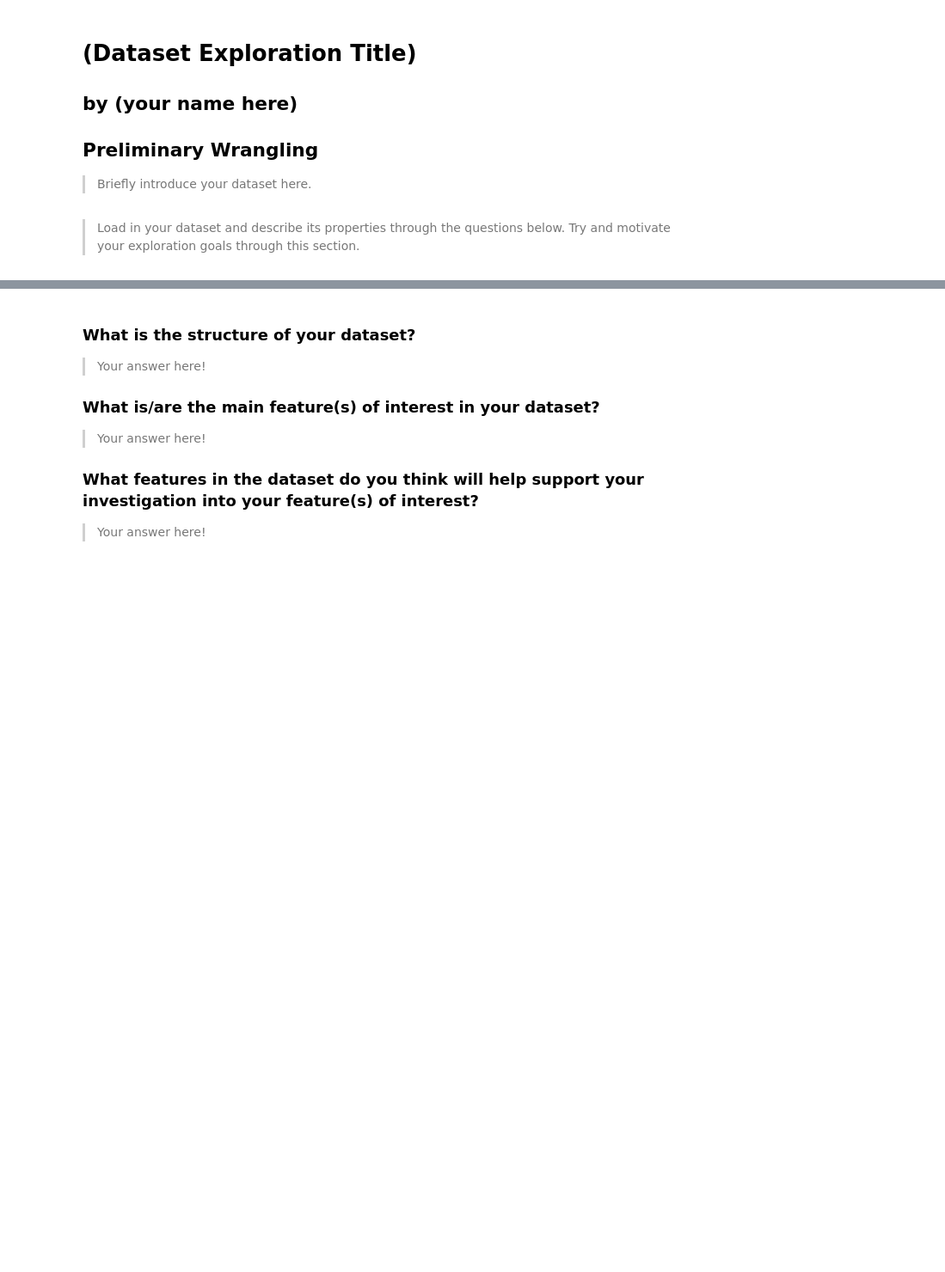
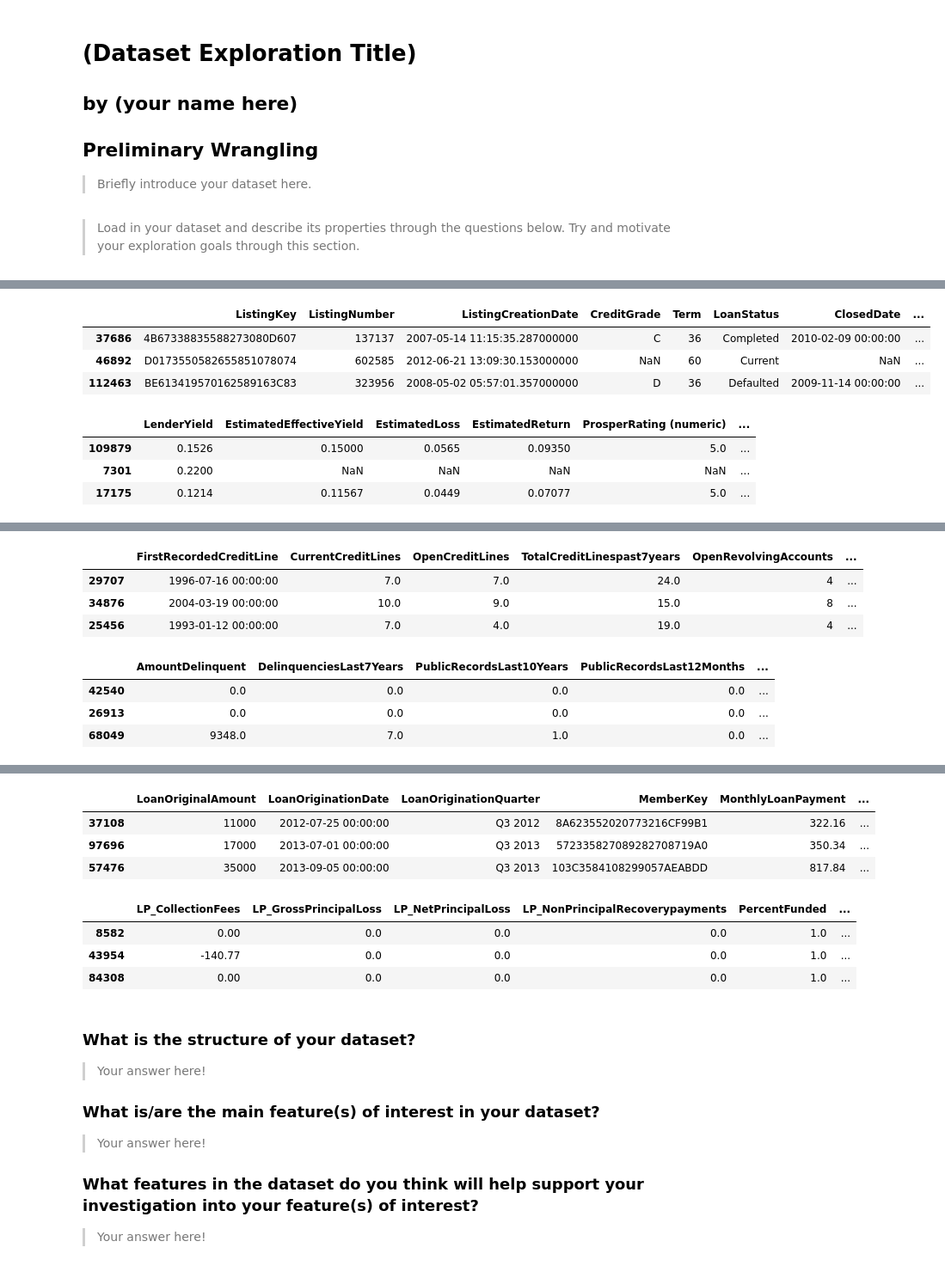
Before and after one commit to RosvitaR/Visualisation-Practice, a Jupyter notebook: exploration_template.ipynb, the cells around one changed output, grey strips where cells are left out. Shown at 86% size. Cells and saved outputs as stored; diff of their text form; code cells hidden in the pictures; blank space fills up the shorter version.

```diff
--- a/exploration_template.ipynb
+++ b/exploration_template.ipynb
@@ -18,0 +72,29 @@ Try and motivate your exploration goals through this section.
+# %%
+# Visually check data in columns
+col_9 = loans.loc[: , 'ListingKey':'BorrowerRate']
+col_18 = loans.loc[: , 'LenderYield':'BorrowerState']
+col_27 = loans.loc[: , 'Occupation':'CreditScoreRangeUpper']
+col_36 = loans.loc[: , 'FirstRecordedCreditLine':'CurrentDelinquencies']
+col_45 = loans.loc[: , 'AmountDelinquent':'TradesNeverDelinquent (percentage)']
+col_54 = loans.loc[: , 'TradesOpenedLast6Months':'OnTimeProsperPayments']
+col_63 = loans.loc[: , 'ProsperPaymentsLessThanOneMonthLate':'LoanNumber']
+col_72 = loans.loc[: , 'LoanOriginalAmount':'LP_ServiceFees']
+col_81 = loans.loc[: , 'LP_CollectionFees':'Investors']
+display(col_9.sample(3))
+display(col_18.sample(3))
+display(col_27.sample(3))
+display(col_36.sample(3))
+display(col_45.sample(3))
+display(col_54.sample(3))
+display(col_63.sample(3))
+display(col_72.sample(3))
+display(col_81.sample(3))
+# %% [output]
+|  | ListingKey | ListingNumber | ListingCreationDate | CreditGrade | Term | LoanStatus | ClosedDate | ... |
+| 37686 | 4B67338835588273080D607 | 137137 | 2007-05-14 11:15:35.287000000 | C | 36 | Completed | 2010-02-09 00:00:00 | ... |
+| 46892 | D0173550582655851078074 | 602585 | 2012-06-21 13:09:30.153000000 | NaN | 60 | Current | NaN | ... |
+| 112463 | BE613419570162589163C83 | 323956 | 2008-05-02 05:57:01.357000000 | D | 36 | Defaulted | 2009-11-14 00:00:00 | ... |
+|  | LenderYield | EstimatedEffectiveYield | EstimatedLoss | EstimatedReturn | ProsperRating (numeric) | ... |
+| 109879 | 0.1526 | 0.15000 | 0.0565 | 0.09350 | 5.0 | ... |
+| 7301 | 0.2200 | NaN | NaN | NaN | NaN | ... |
+| 17175 | 0.1214 | 0.11567 | 0.0449 | 0.07077 | 5.0 | ... |
@@ -18,0 +105,8 @@ Try and motivate your exploration goals through this section.
+|  | FirstRecordedCreditLine | CurrentCreditLines | OpenCreditLines | TotalCreditLinespast7years | OpenRevolvingAccounts | ... |
+| 29707 | 1996-07-16 00:00:00 | 7.0 | 7.0 | 24.0 | 4 | ... |
+| 34876 | 2004-03-19 00:00:00 | 10.0 | 9.0 | 15.0 | 8 | ... |
+| 25456 | 1993-01-12 00:00:00 | 7.0 | 4.0 | 19.0 | 4 | ... |
+|  | AmountDelinquent | DelinquenciesLast7Years | PublicRecordsLast10Years | PublicRecordsLast12Months | ... |
+| 42540 | 0.0 | 0.0 | 0.0 | 0.0 | ... |
+| 26913 | 0.0 | 0.0 | 0.0 | 0.0 | ... |
+| 68049 | 9348.0 | 7.0 | 1.0 | 0.0 | ... |
@@ -18,0 +121,8 @@ Try and motivate your exploration goals through this section.
+|  | LoanOriginalAmount | LoanOriginationDate | LoanOriginationQuarter | MemberKey | MonthlyLoanPayment | ... |
+| 37108 | 11000 | 2012-07-25 00:00:00 | Q3 2012 | 8A623552020773216CF99B1 | 322.16 | ... |
+| 97696 | 17000 | 2013-07-01 00:00:00 | Q3 2013 | 572335827089282708719A0 | 350.34 | ... |
+| 57476 | 35000 | 2013-09-05 00:00:00 | Q3 2013 | 103C3584108299057AEABDD | 817.84 | ... |
+|  | LP_CollectionFees | LP_GrossPrincipalLoss | LP_NetPrincipalLoss | LP_NonPrincipalRecoverypayments | PercentFunded | ... |
+| 8582 | 0.00 | 0.0 | 0.0 | 0.0 | 1.0 | ... |
+| 43954 | -140.77 | 0.0 | 0.0 | 0.0 | 1.0 | ... |
+| 84308 | 0.00 | 0.0 | 0.0 | 0.0 | 1.0 | ... |
```
Also changed, not shown: parts of 10 cells of this notebook.
